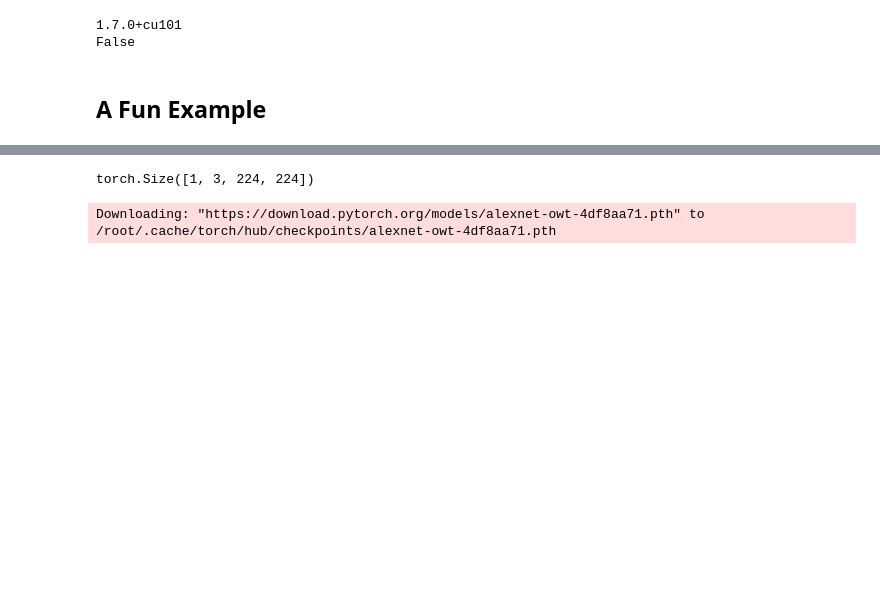
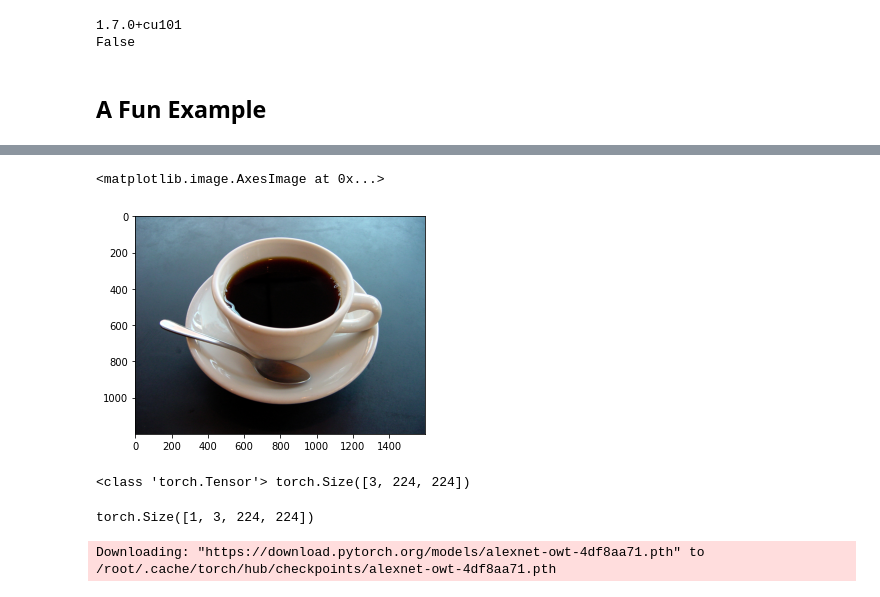
Before and after one commit to joe-papa/pytorch-book, a Jupyter notebook: 01_Getting_Started.ipynb, the cells around one changed output, grey strips where cells are left out. Saved outputs shown, nothing was run; the diff lists cells and outputs as text; code cells hidden in the pictures; blank space fills up the shorter version.

```diff
--- a/01_Getting_Started.ipynb
+++ b/01_Getting_Started.ipynb
@@ -31,7 +28,14 @@ coffee.jpg  sample_data
 # %%
+import matplotlib.pyplot as plt
 from PIL import Image
+
 img = Image.open('coffee.jpg')
+plt.imshow(img)
+# %% [output]
+<matplotlib.image.AxesImage at 0x...>
+[figure, added]
 # %%
+import torch
 from torchvision import transforms
 
 transform = transforms.Compose([
@@ -39,6 +43,13 @@ transform = transforms.Compose([
   transforms.CenterCrop(224),
   transforms.ToTensor(),
   transforms.Normalize(
-      [0.485, 0.456, 0.406],
-      [0.229, 0.224, 0.225])])
+      mean=[0.485, 0.456, 0.406],
+      std=[0.229, 0.224, 0.225])])
+
+img_tensor = transform(img)
+print(type(img_tensor), img_tensor.shape)
+# out:
+# <class 'torch.Tensor'> torch.Size([3, 224, 224])
+# %% [output]
+<class 'torch.Tensor'> torch.Size([3, 224, 224])
 # %%
```
Also changed, not shown: parts of 16 cells of this notebook.
